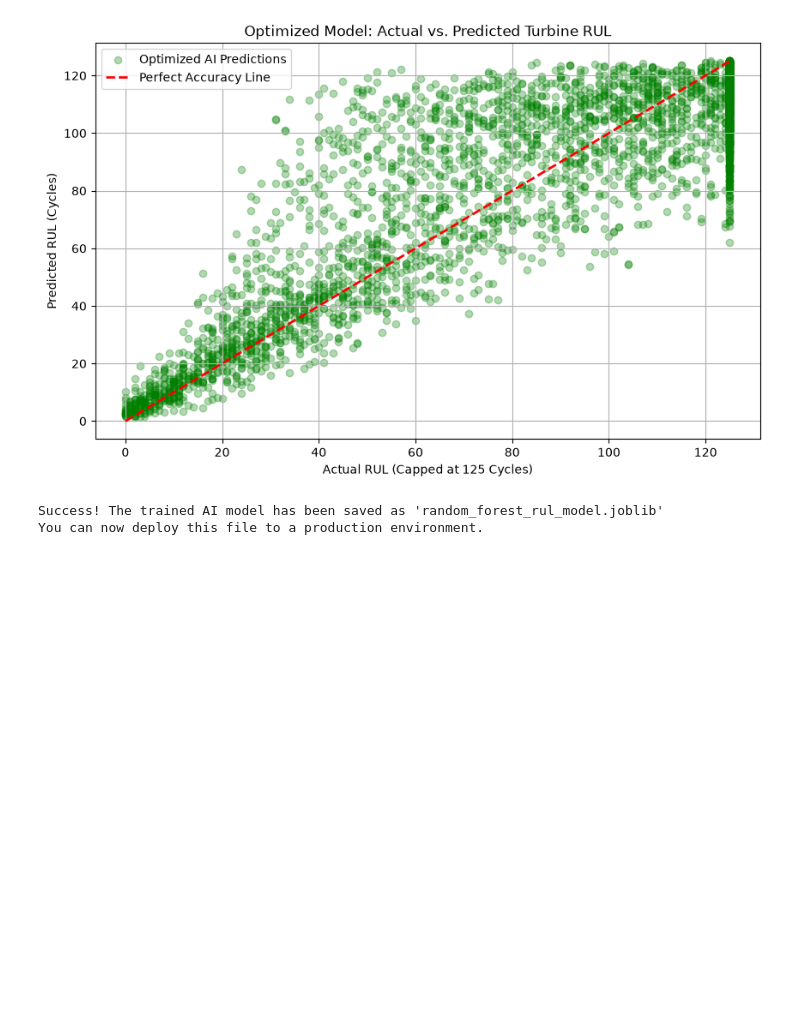
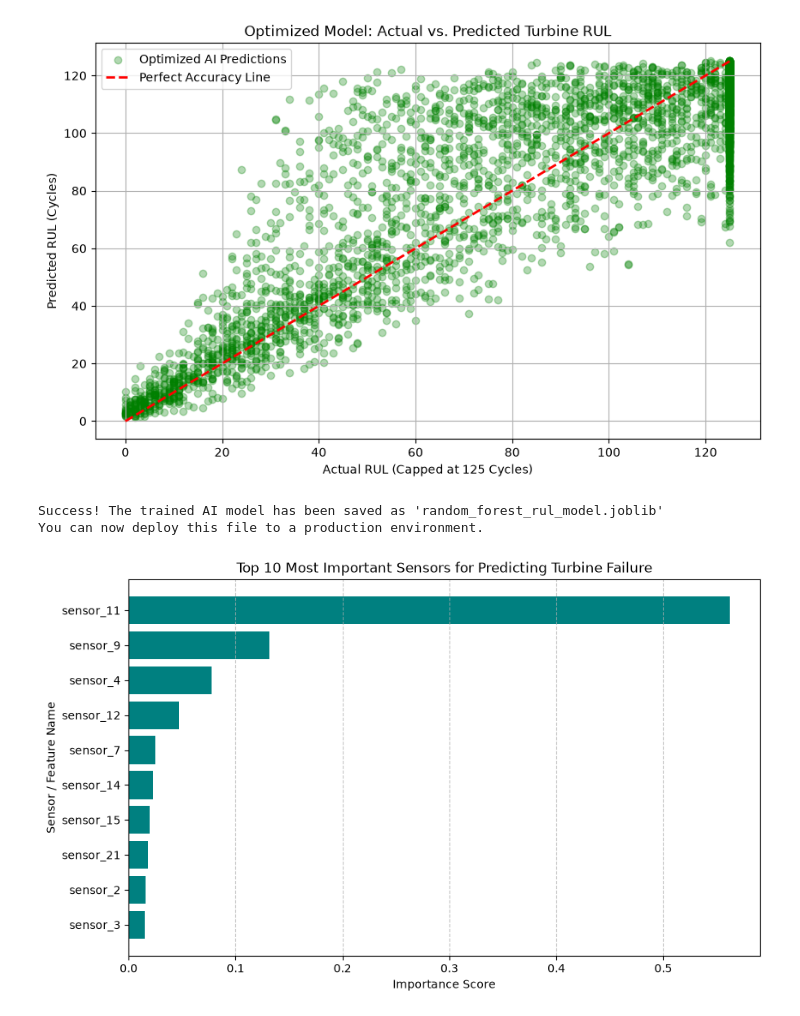
Before and after one commit to Nort0103/predictive-maintenance-turbine, a Jupyter notebook: data_exploration.ipynb, the cells around one changed output. Cells and saved outputs as stored; diff of their text form; code cells hidden in the pictures; blank space fills up the shorter version.

Commit message:
Added Feature Importance visualization

```diff
--- a/data_exploration.ipynb
+++ b/data_exploration.ipynb
@@ -257,3 +257,33 @@ print("You can now deploy this file to a production environment.")
 # %% [output]
 Success! The trained AI model has been saved as 'random_forest_rul_model.joblib'
 You can now deploy this file to a production environment.
+# %%
+import pandas as pd
+import matplotlib.pyplot as plt
+
+# Get feature importances from our optimized model
+importances = model_capped.feature_importances_
+feature_names = X.columns
+
+# Create a DataFrame for easy sorting
+feature_importance_df = pd.DataFrame({
+    'Feature': feature_names,
+    'Importance': importances
+})
+
+# Sort the features by importance (highest first) and get the top 10
+top_10_features = feature_importance_df.sort_values(by='Importance', ascending=False).head(10)
+
+# Plot the top 10 features
+plt.figure(figsize=(10, 6))
+plt.barh(top_10_features['Feature'], top_10_features['Importance'], color='teal')
+plt.gca().invert_yaxis()  # Put the most important at the top
+plt.xlabel('Importance Score')
+plt.ylabel('Sensor / Feature Name')
+plt.title('Top 10 Most Important Sensors for Predicting Turbine Failure')
+plt.grid(axis='x', linestyle='--', alpha=0.7)
+
+# Display the chart
+plt.show()
+# %% [output]
+[figure, added]
```
